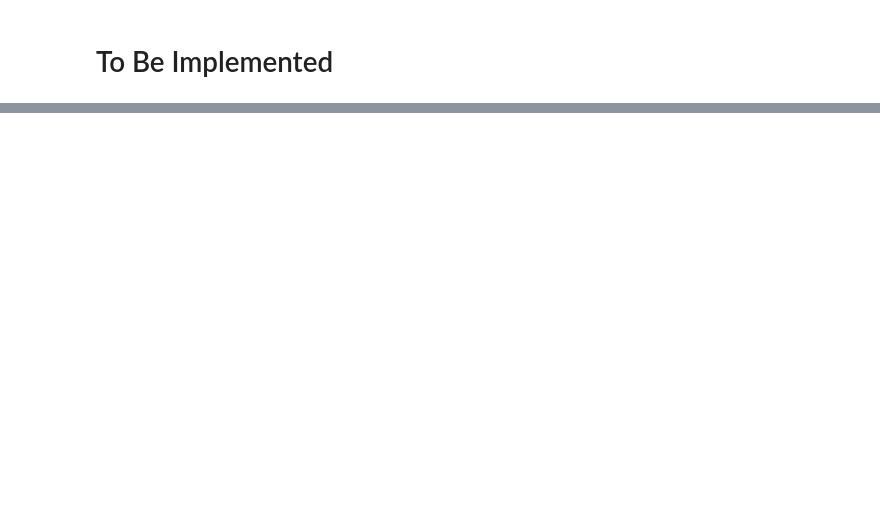
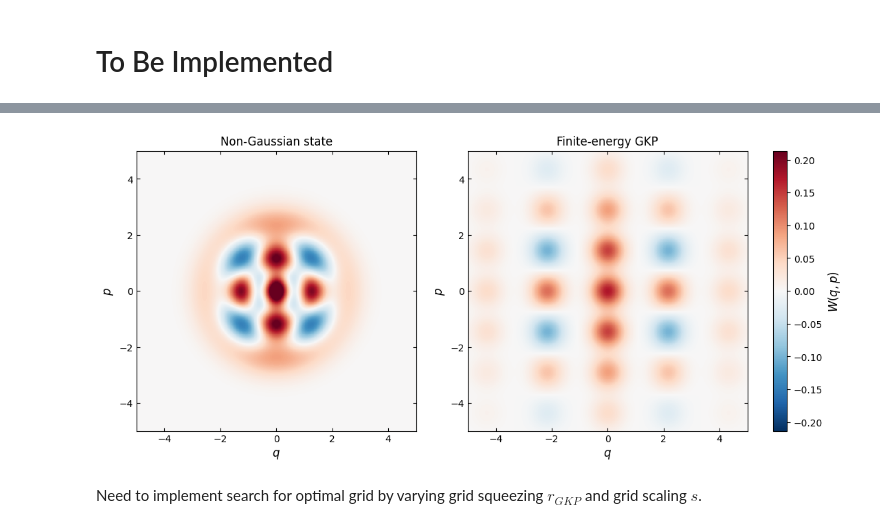
Before and after one commit to gluis99/non-gaussian-state-simulations, a Jupyter notebook: nb_GBS_grid.ipynb, the cells around one changed output, grey strips where cells are left out. Saved outputs shown, nothing was run; the diff lists cells and outputs as text; code cells hidden in the pictures; blank space fills up the shorter version.

```diff
--- a/nb_GBS_grid.ipynb
+++ b/nb_GBS_grid.ipynb
@@ -42,0 +156,26 @@ state = circuit_3mode_GBS()
+# %%
+# Squeezing gate
+r_GKP = 0.2
+S_GKP = One_Mode_Squeeze(r = r_GKP)
+
+# Generate GKP State resempling Non-Gaussian state
+rect_GKP = GKPState.computational_GKP(0) \
+            .apply_gaussian_gate(S_GKP)
+
+delta = 0.4
+Wigner_GKP = rect_GKP.wigner_finite_energy((q_min, q_max), (q_min, q_max), N_points, delta_x = delta)
+
+compare_Wigners(
+    Wigner1,
+    Wigner_GKP,
+    title1="Non-Gaussian state",
+    title2="Finite-energy GKP",
+    common_scale=True,
+    shared_colorbar=True,
+    percentile=99.7,
+    dpi=400,
+)
+# %% [output]
+[figure, added]
+# %% [markdown]
+Need to implement search for optimal grid by varying grid squeezing $r_{GKP}$ and grid scaling $s$.
```
Also changed, not shown: parts of 5 cells of this notebook, 2 other files.
